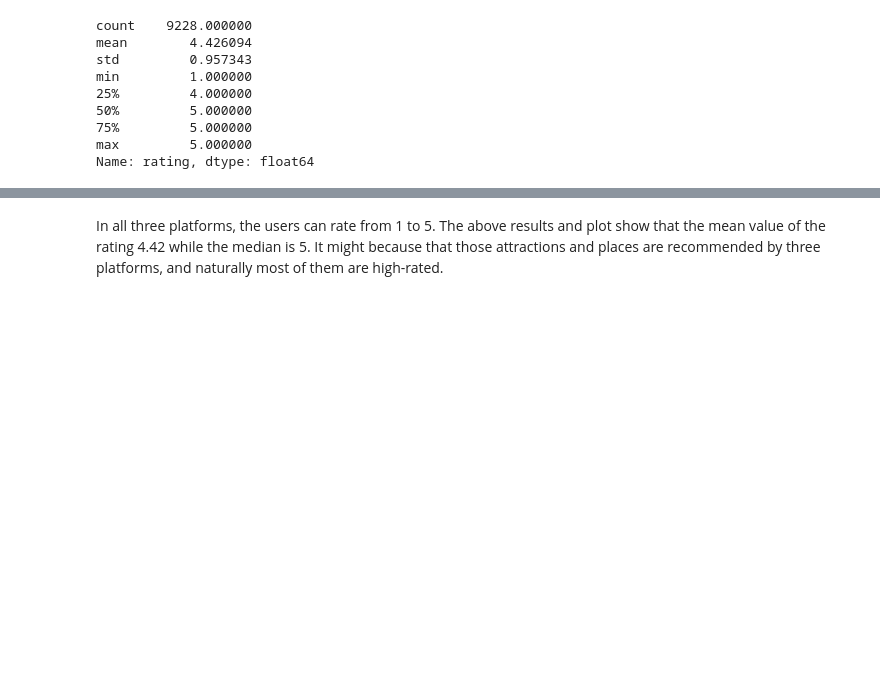
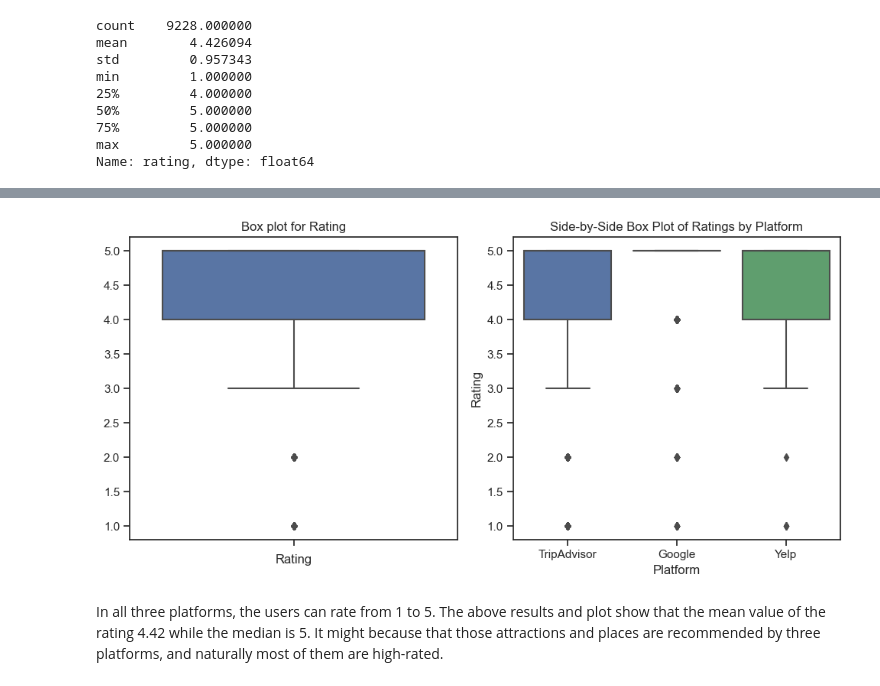
Before and after one commit to yanyuchen/sentiment-analysis, a Jupyter notebook: ipynb/eda.ipynb, the cells around one changed output, grey strips where cells are left out. Drawn from its saved outputs; the diff is of its cells as text; code cells hidden in the pictures; blank space fills up the shorter version.

```diff
--- a/ipynb/eda.ipynb
+++ b/ipynb/eda.ipynb
@@ -114,3 +87,26 @@ fig.show()
+# %%
+# Create a subplot with 1 row and 2 columns
+fig, axes = plt.subplots(nrows=1, ncols=2, figsize=(10, 5))
+
+# Create horizontal box plot for rating
+sns.boxplot(data=review_all, y='rating', orient='h', ax=axes[0])
+axes[0].set_title('Box plot for Rating')
+axes[0].set_xlabel('Rating')
+axes[0].set_ylabel('')
+
+# Create side-by-side box plot for ratings
+sns.boxplot(x='platform', y='rating', data=review_all, ax=axes[1])
+axes[1].set_title('Side-by-Side Box Plot of Ratings by Platform')
+axes[1].set_xlabel('Platform')
+axes[1].set_ylabel('Rating')
+
+# Adjust the layout and spacing
+fig.tight_layout()
+
+# Show the plot
+plt.show()
+# %% [output]
+[figure, added]
 # %% [markdown]
 In all three platforms, the users can rate from 1 to 5. The above results and plot show that the mean value of the rating 4.42 while the median is 5. It might because that those attractions and places are recommended by three platforms, and naturally most of them are high-rated.
 # %%
```
Also changed, not shown: parts of 4 cells of this notebook.
